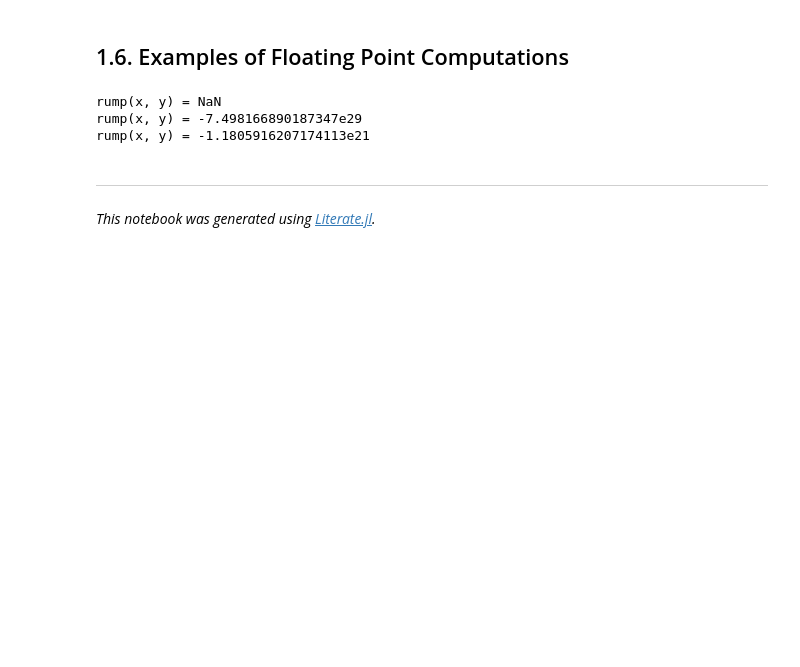
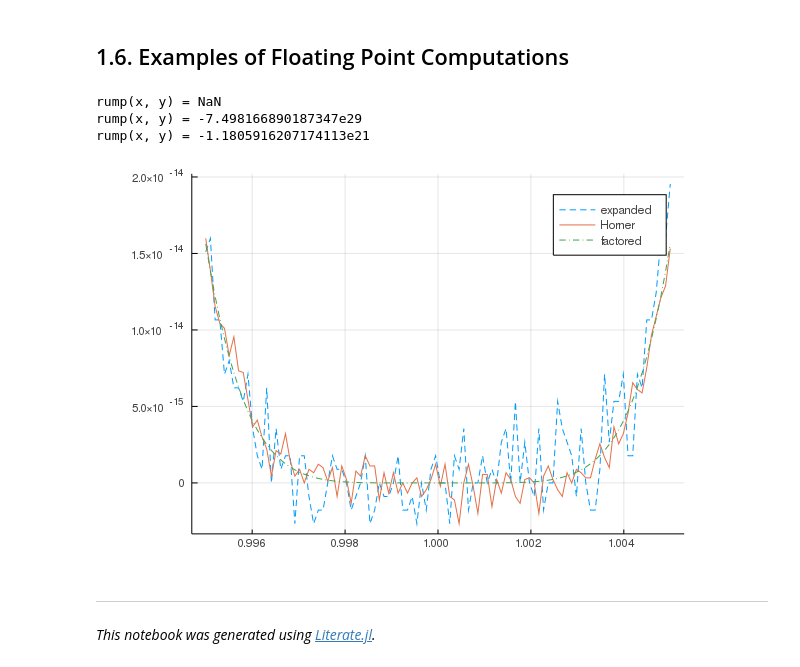
Before and after one commit to matsueushi/study-validated-numerics, a Jupyter notebook: notebook/ch1-computer-arithmetic.ipynb, the cells around one changed output. Drawn from its saved outputs; the diff is of its cells as text; code cells hidden in the pictures; blank space fills up the shorter version.

Commit message:
plot

```diff
--- a/notebook/ch1-computer-arithmetic.ipynb
+++ b/notebook/ch1-computer-arithmetic.ipynb
@@ -285,6 +300,24 @@ end
 rump(x, y) = NaN
 rump(x, y) = -7.498166890187347e29
 rump(x, y) = -1.1805916207174113e21
+# %%
+using Plots
+
+xs = range(0.995, 1.005, length = 100)
+
+# Expanded
+p1(t) = t^6 - 6t^5 + 15t^4 - 20t^3 + 15t^2 - 6t + 1
+plot(xs, p1.(xs), ls = :dash, label = "expanded")
+
+# Horner
+p2(t) = (((((t - 6) * t + 15) * t - 20) * t + 15) * t - 6) * t +1
+plot!(xs, p2.(xs), ls = :solid, label = "Horner")
+
+# factored
+p3(t) = (t - 1)^6
+plot!(xs, p3.(xs), ls = :dashdot, label = "factored")
+# %% [output]
+[figure, added]
 # %% [markdown]
 ---
 
```
Also changed, not shown: parts of 5 cells of this notebook, 2 other files.
